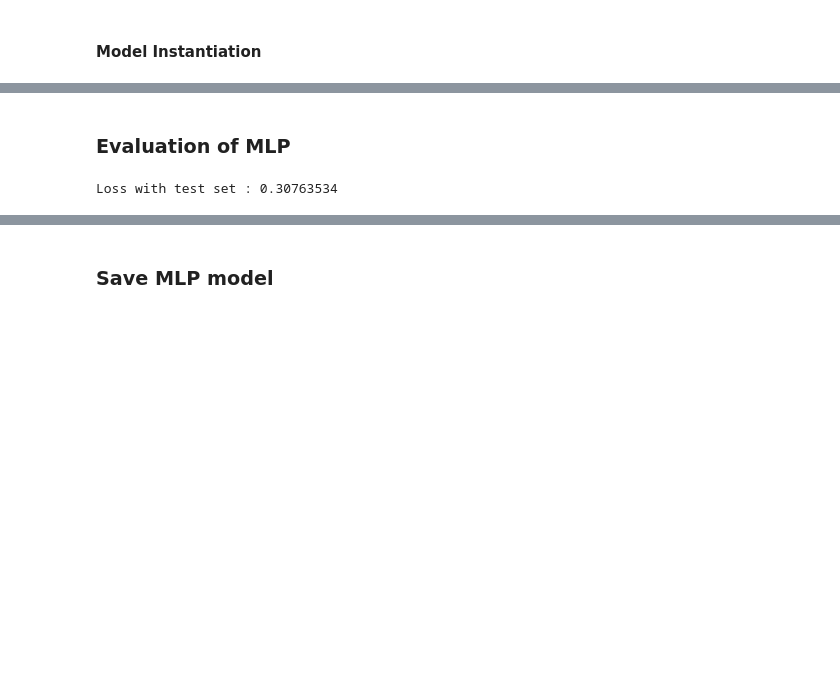
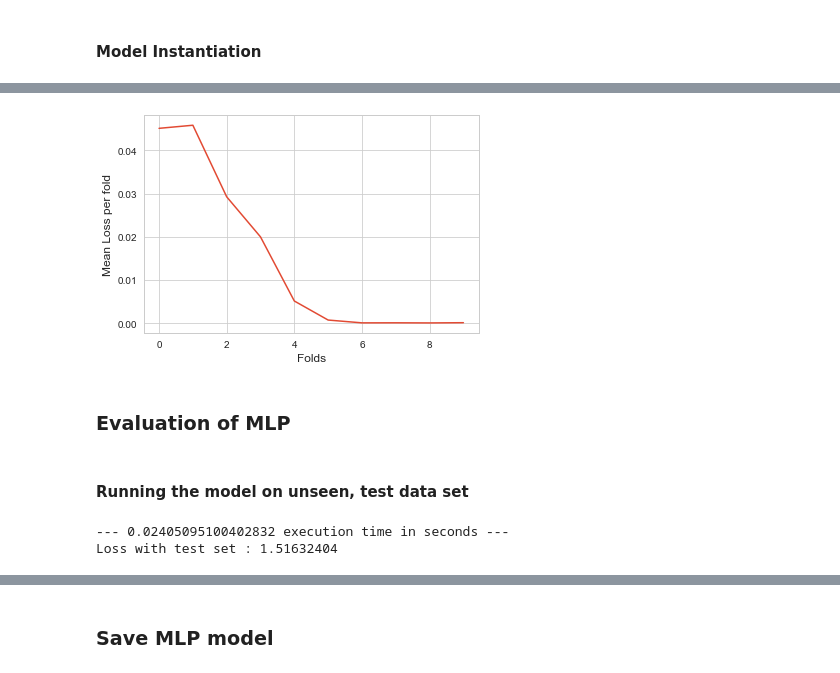
Before and after one commit to CG4002-ComputerEngineering-Capstone/DanceDance, a Jupyter notebook: Machine_Learning/Exploratory Weeks/Week7 /Individual Submission .ipynb, the cells around one changed output, grey strips where cells are left out. Saved outputs shown, nothing was run; the diff lists cells and outputs as text; code cells hidden in the pictures; blank space fills up the shorter version.

Commit message:
Implemented Stratified K folds CV for all learning agents to improve accuracy

```diff
--- a/Machine_Learning/Exploratory Weeks/Week7 /Individual Submission .ipynb
+++ b/Machine_Learning/Exploratory Weeks/Week7 /Individual Submission .ipynb
@@ -216,7 +250,11 @@ Number of columns in transformed training set: 127
 # %% [markdown]
 ### SVM Classifier
 # %%
-linear = svm.SVC(kernel='linear', C=1, decision_function_shape='ovo').fit(X_important_train, y)
-rbf = svm.SVC(kernel='rbf', gamma=1, C=1, decision_function_shape='ovo').fit(X_important_train, y)
-poly = svm.SVC(kernel='poly', degree=3, C=1, decision_function_shape='ovo').fit(X_important_train, y)
-sig = svm.SVC(kernel='sigmoid', C=1, decision_function_shape='ovo').fit(X_important_train, y)
+linear = svm.SVC(kernel='linear', C=1, decision_function_shape='ovo')
+rbf = svm.SVC(kernel='rbf', gamma=1, C=1, decision_function_shape='ovo')
+poly = svm.SVC(kernel='poly', degree=3, C=1, decision_function_shape='ovo')
+sig = svm.SVC(kernel='sigmoid', C=1, decision_function_shape='ovo')
+traditional_models_fold_trainer(linear,X_important_train, y, "linearSVM")
+traditional_models_fold_trainer(rbf,X_important_train, y, "RBF")
+traditional_models_fold_trainer(poly,X_important_train, y, "Poly")
+traditional_models_fold_trainer(sig,X_important_train, y, "Sig")
@@ -307,6 +365,4 @@ Polynomial Kernel Accuracy : 0.9104996837444655
 KNN believes that similar things are in close proximity of each other. Hence, if a datapoint is near to another datapoint, KNN assumes that they both belong to the same class.
 # %%
 knn_clf=KNeighborsClassifier()
-knn_clf.fit(X_important_train,y)
-#These are the predicted output values
-ypred=knn_clf.predict(X_important_test)
+traditional_models_fold_trainer(knn_clf,X_important_train, y, "KNN")
@@ -363,13 +434,13 @@ class Model(nn.Module):
 # %%
 # Instantiate the Model class using parameter defaults:
 torch.manual_seed(32)
-# ann model without feature selection
-mlp = Model(in_features=len(X_important_train[0]), h1=900, h2=250)
+hidden_layer_1_nodes = 80
+hidden_layer_2_nodes = 40
+mlp = Model(in_features=len(X_important_train[0]), h1=hidden_layer_1_nodes, h2=hidden_layer_2_nodes)
 X_train = torch.FloatTensor(X_important_train)
 X_test = torch.FloatTensor(X_important_test)
 y_train = torch.LongTensor(y)
 y_test = torch.LongTensor(y_t)
-trainloader = DataLoader(X_train, batch_size=60, shuffle=True)
-testloader = DataLoader(X_test, batch_size=60, shuffle=False)
-criterion = nn.CrossEntropyLoss()
-optimizer = torch.optim.Adam(mlp.parameters(), lr=0.01)
+# trainloader = DataLoader(X_train, batch_size=60, shuffle=True)
+# testloader = DataLoader(X_test, batch_size=60, shuffle=False)
+# len(X_important_train[0])
@@ -412,13 +569,28 @@ epoch: 91  loss: 0.10952628
+# %%
+# splits=KFold(n_splits=10,shuffle=True,random_state=42)
+# for fold, (train_idx,val_idx) in enumerate(splits.split(np.arange(len(trainloader)))):
+with torch.no_grad():
+    y_axis  = training_loss.values()
+    plt.plot(range(10), y_axis)
+    plt.ylabel('Mean Loss per fold')
+    plt.xlabel('Folds')
+# %% [output]
+[figure, added]
 # %% [markdown]
 ### Evaluation of MLP
+# %% [markdown]
+#### Running the model on unseen, test data set
 # %%
 # TO EVALUATE THE ENTIRE TEST SET
 with torch.no_grad():
+    start_time = time.time()
     y_val = mlp.forward(X_test)
+    print("--- %s execution time in seconds ---" % (time.time() - start_time))
     loss = criterion(y_val, y_test)
     print(f'Loss with test set : {loss:.8f}')
 # %% [output]
-Loss with test set : 0.30763534
+--- 0.02405095100402832 execution time in seconds ---
+Loss with test set : 1.51632404
 # %%
 with torch.no_grad():
     preds = []
```
Also changed, not shown: parts of 29 cells of this notebook, 3 other files.
